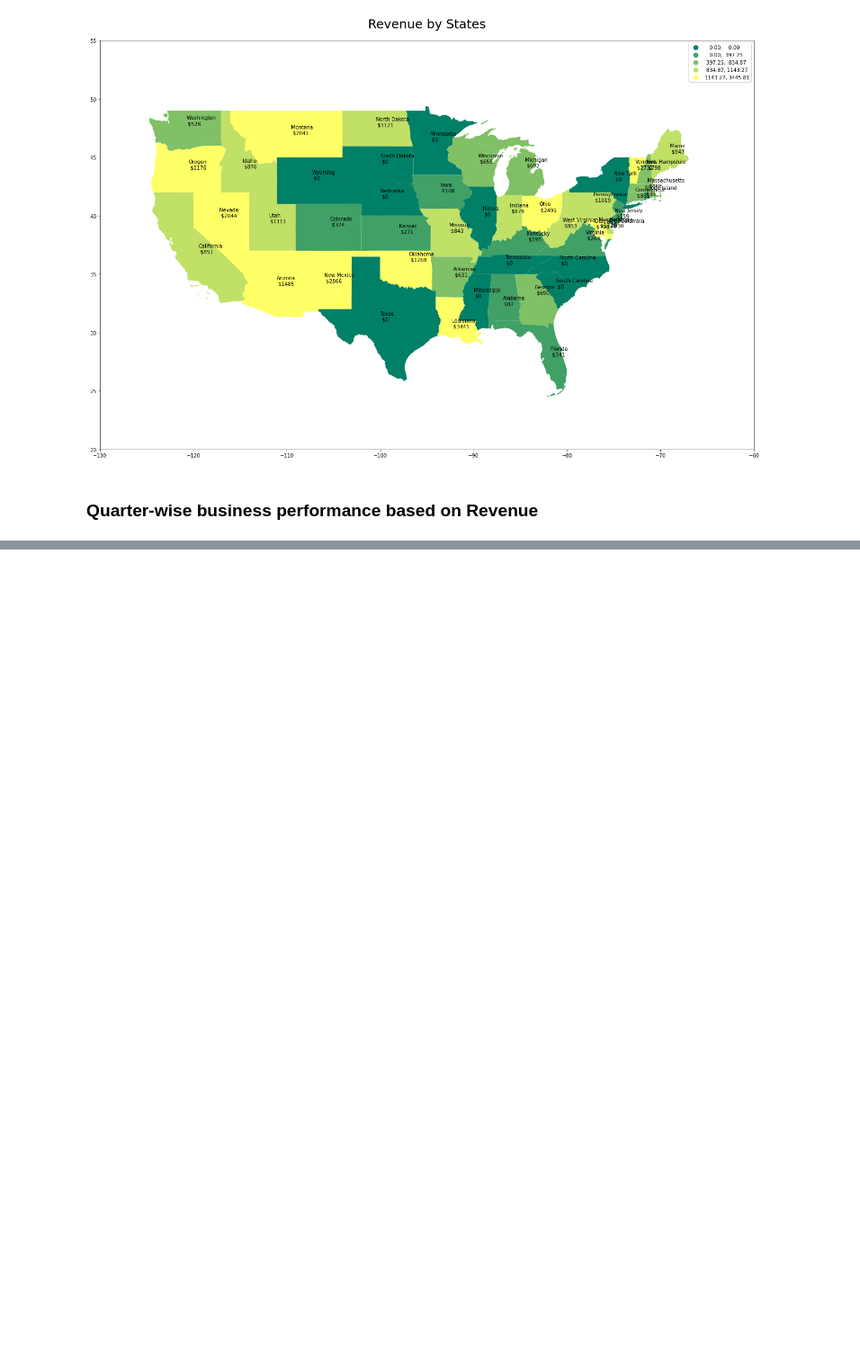
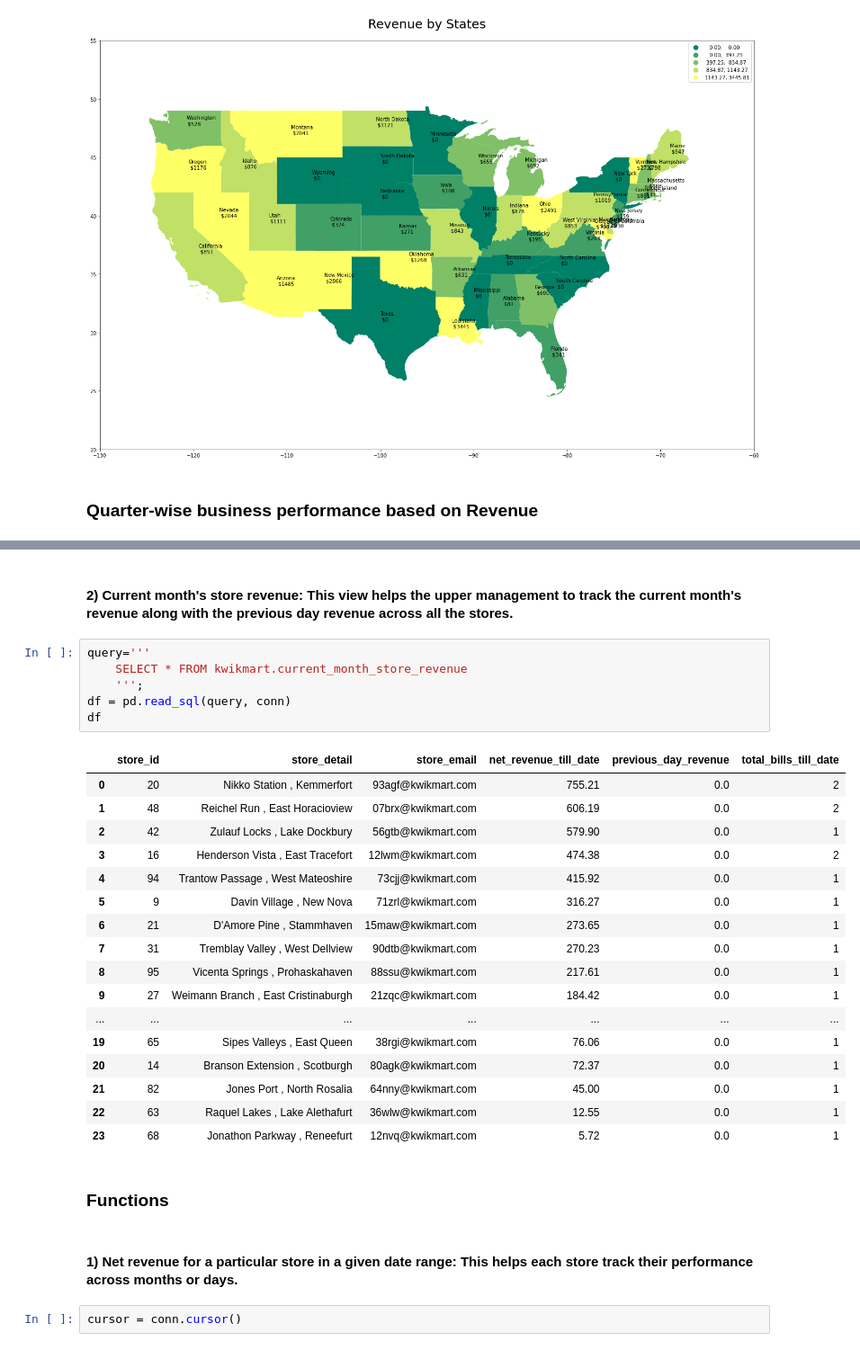
Before and after one commit to ranil28/SuperMarketManagementSystem, a Jupyter notebook: Python implementation/Supermarket_jupyter_bishal.ipynb, the cells around one changed output, grey strips where cells are left out. Shown at 90% size. Cells and saved outputs as stored; diff of their text form; blank space fills up the shorter version.

```diff
--- a/Python implementation/Supermarket_jupyter_bishal.ipynb
+++ b/Python implementation/Supermarket_jupyter_bishal.ipynb
@@ -184,0 +228,32 @@ revenueInEachQuarter(conn,'2022')
+# %% [markdown]
+#### 2) Current month's store revenue: This view helps the upper management to track the current month's revenue along with the previous day revenue across all the stores.
+# %%
+query='''
+    SELECT * FROM kwikmart.current_month_store_revenue
+    ''';
+df = pd.read_sql(query, conn)
+df
+# %% [output]
+|  | store_id | store_detail | store_email | net_revenue_till_date | previous_day_revenue | total_bills_till_date |
+| 0 | 20 | Nikko Station , Kemmerfort | 93agf@kwikmart.com | 755.21 | 0.0 | 2 |
+| 1 | 48 | Reichel Run , East Horacioview | 07brx@kwikmart.com | 606.19 | 0.0 | 2 |
+| 2 | 42 | Zulauf Locks , Lake Dockbury | 56gtb@kwikmart.com | 579.90 | 0.0 | 1 |
+| 3 | 16 | Henderson Vista , East Tracefort | 12lwm@kwikmart.com | 474.38 | 0.0 | 2 |
+| 4 | 94 | Trantow Passage , West Mateoshire | 73cjj@kwikmart.com | 415.92 | 0.0 | 1 |
+| 5 | 9 | Davin Village , New Nova | 71zrl@kwikmart.com | 316.27 | 0.0 | 1 |
+| 6 | 21 | D'Amore Pine , Stammhaven | 15maw@kwikmart.com | 273.65 | 0.0 | 1 |
+| 7 | 31 | Tremblay Valley , West Dellview | 90dtb@kwikmart.com | 270.23 | 0.0 | 1 |
+| 8 | 95 | Vicenta Springs , Prohaskahaven | 88ssu@kwikmart.com | 217.61 | 0.0 | 1 |
+| 9 | 27 | Weimann Branch , East Cristinaburgh | 21zqc@kwikmart.com | 184.42 | 0.0 | 1 |
+| ... | ... | ... | ... | ... | ... | ... |
+| 19 | 65 | Sipes Valleys , East Queen | 38rgi@kwikmart.com | 76.06 | 0.0 | 1 |
+| 20 | 14 | Branson Extension , Scotburgh | 80agk@kwikmart.com | 72.37 | 0.0 | 1 |
+| 21 | 82 | Jones Port , North Rosalia | 64nny@kwikmart.com | 45.00 | 0.0 | 1 |
+| 22 | 63 | Raquel Lakes , Lake Alethafurt | 36wlw@kwikmart.com | 12.55 | 0.0 | 1 |
+| 23 | 68 | Jonathon Parkway , Reneefurt | 12nvq@kwikmart.com | 5.72 | 0.0 | 1 |
+# %% [markdown]
+### Functions
+# %% [markdown]
+#### 1) Net revenue for a particular store in a given date range: This helps each store track their performance across months or days.
+# %%
+cursor = conn.cursor()
```
Also changed, not shown: parts of 16 cells of this notebook, 3 other files.
